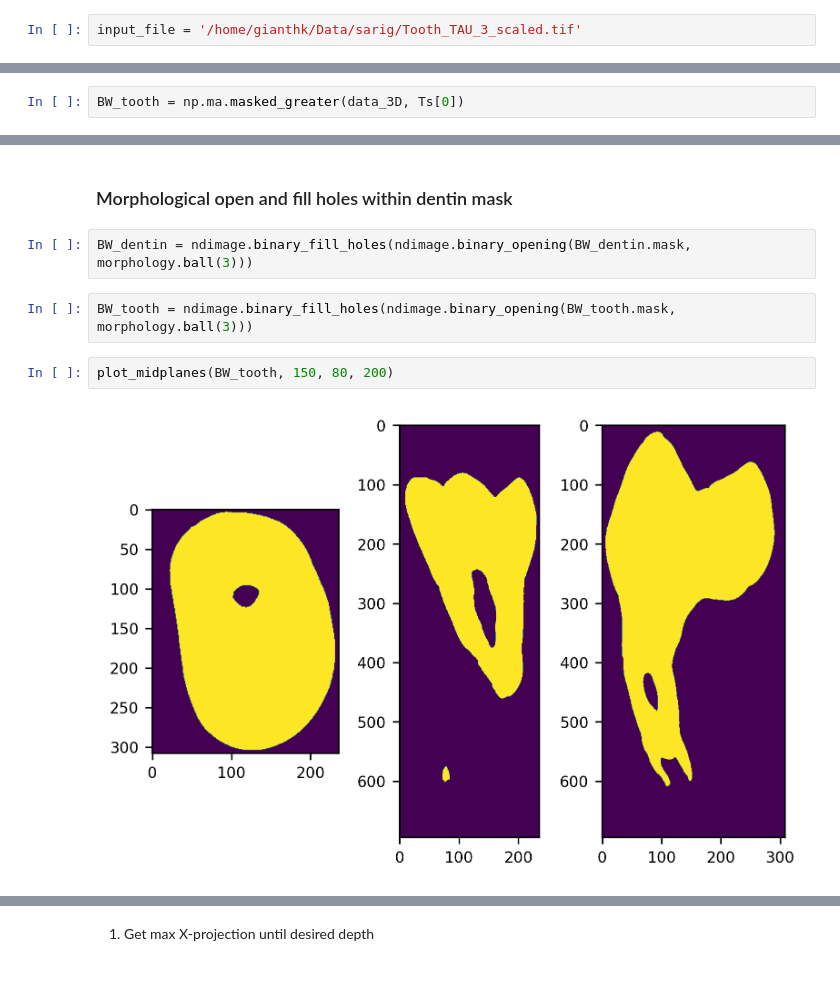
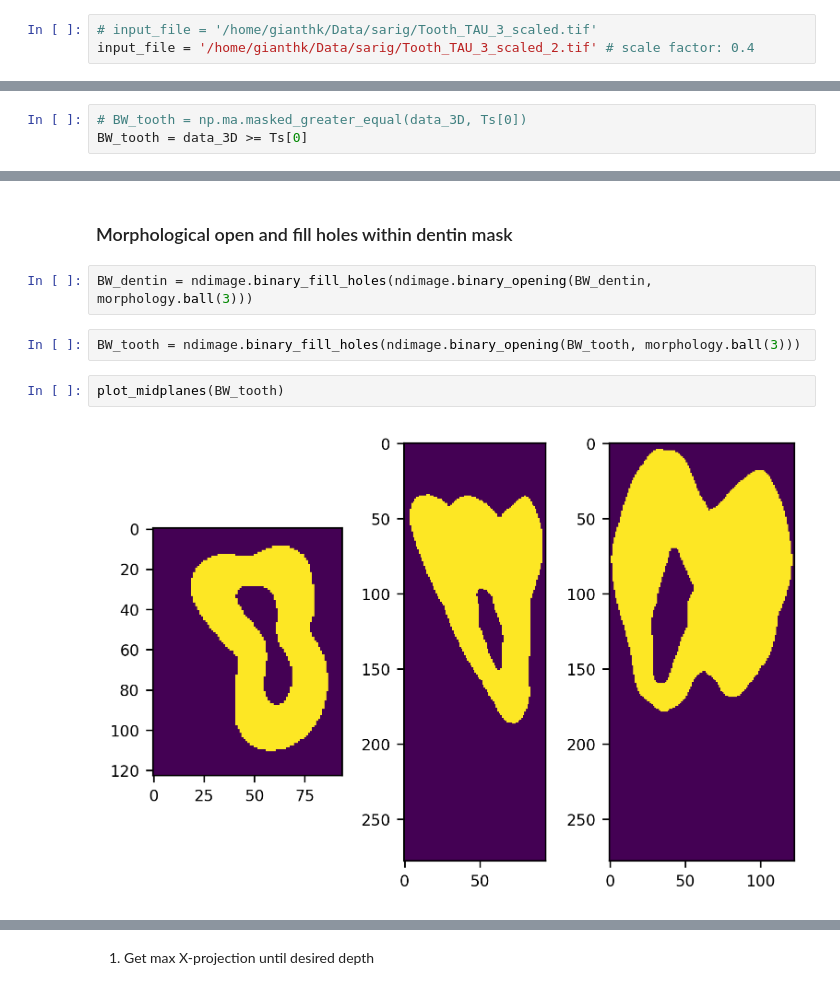
Before and after one commit to ciclope-microFE/ciclope, a Jupyter notebook: examples/ciclope_ex03_tetraFE_tooth.ipynb, the cells around one changed output, grey strips where cells are left out. Cells and saved outputs as stored; diff of their text form.

```diff
--- a/examples/ciclope_ex03_tetraFE_tooth.ipynb
+++ b/examples/ciclope_ex03_tetraFE_tooth.ipynb
@@ -43,6 +44,7 @@ plt.rc('font', **font)
 # %% [markdown]
 #### Load input data
 # %%
-input_file = '/home/gianthk/Data/sarig/Tooth_TAU_3_scaled.tif'
+# input_file = '/home/gianthk/Data/sarig/Tooth_TAU_3_scaled.tif'
+input_file = '/home/gianthk/Data/sarig/Tooth_TAU_3_scaled_2.tif' # scale factor: 0.4
 # %%
 data_3D = skio.imread(input_file, plugin="tifffile")
@@ -87,5 +93,6 @@ plt.show()
 # %% [markdown]
 Apply the thrsholds
 # %%
-BW_tooth = np.ma.masked_greater(data_3D, Ts[0])
+# BW_tooth = np.ma.masked_greater_equal(data_3D, Ts[0])
+BW_tooth = data_3D >= Ts[0]
 # %%
@@ -102,10 +111,10 @@ plt.imshow(BW_dentin[:,100,:], cmap='inferno')
 # %% [markdown]
 ### Morphological open and fill holes within dentin mask
 # %%
-BW_dentin = ndimage.binary_fill_holes(ndimage.binary_opening(BW_dentin.mask, morphology.ball(3)))
+BW_dentin = ndimage.binary_fill_holes(ndimage.binary_opening(BW_dentin, morphology.ball(3)))
 # %%
-BW_tooth = ndimage.binary_fill_holes(ndimage.binary_opening(BW_tooth.mask, morphology.ball(3)))
+BW_tooth = ndimage.binary_fill_holes(ndimage.binary_opening(BW_tooth, morphology.ball(3)))
 # %%
-plot_midplanes(BW_tooth, 150, 80, 200)
+plot_midplanes(BW_tooth)
 # %% [output]
-[figure, old version]
+[figure, new version]
```
Also changed, not shown: parts of 31 cells of this notebook, 2 other files.
